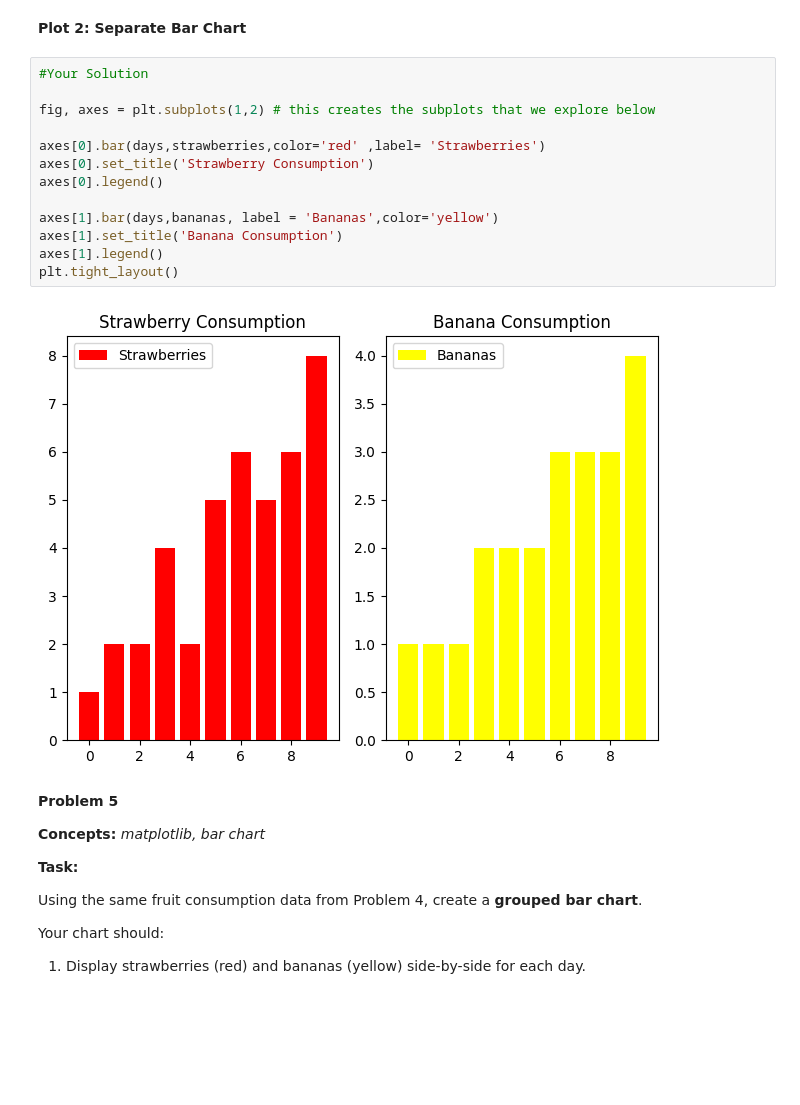
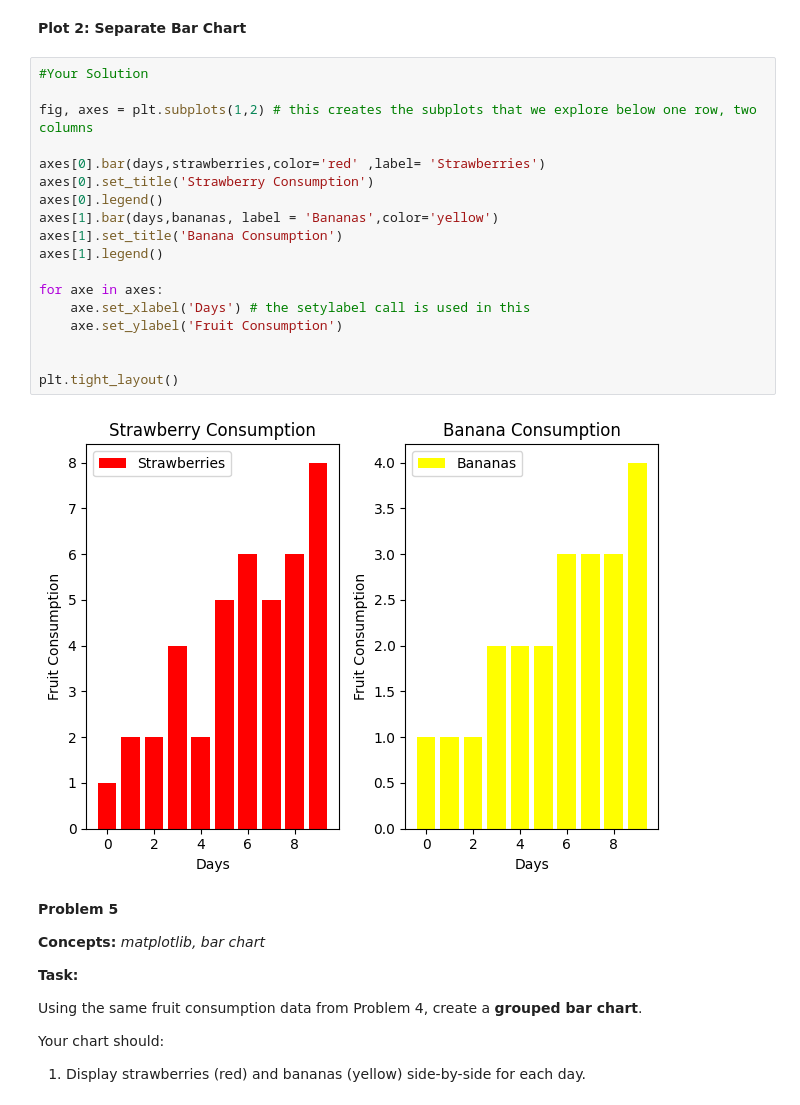
Before and after one commit to ckbaker78/homework3-, a Jupyter notebook: week-09/homework-5.ipynb, the cells around one changed output. Drawn from its saved outputs; the diff is of its cells as text; blank space fills up the shorter version.

```diff
--- a/week-09/homework-5.ipynb
+++ b/week-09/homework-5.ipynb
@@ -305,18 +305,23 @@ plt.legend(['Strawberries', 'Bananas'])
 # %%
 #Your Solution
 
-fig, axes = plt.subplots(1,2) # this creates the subplots that we explore below
+fig, axes = plt.subplots(1,2) # this creates the subplots that we explore below one row, two columns
 
 axes[0].bar(days,strawberries,color='red' ,label= 'Strawberries')
 axes[0].set_title('Strawberry Consumption')
 axes[0].legend()
-
 axes[1].bar(days,bananas, label = 'Bananas',color='yellow')
 axes[1].set_title('Banana Consumption')
 axes[1].legend()
+
+for axe in axes:
+    axe.set_xlabel('Days') # the setylabel call is used in this
+    axe.set_ylabel('Fruit Consumption')
+
+
 plt.tight_layout()
 # %% [output]
-[figure, old version]
+[figure, new version]
 # %% [markdown]
 **Problem 5**
 
```
Also changed, not shown: 15 other files.
